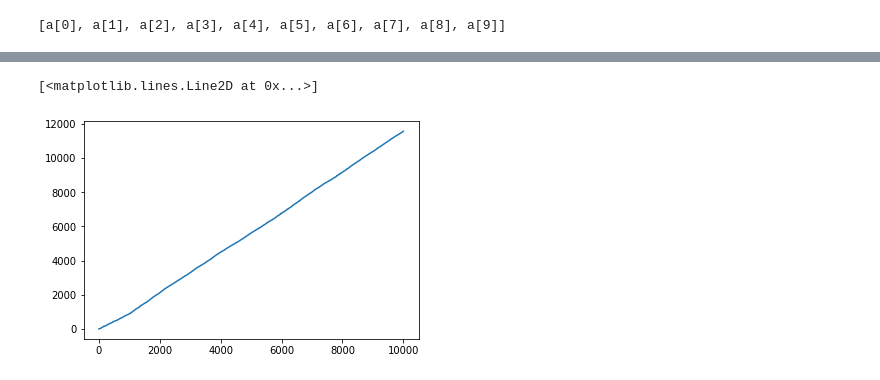
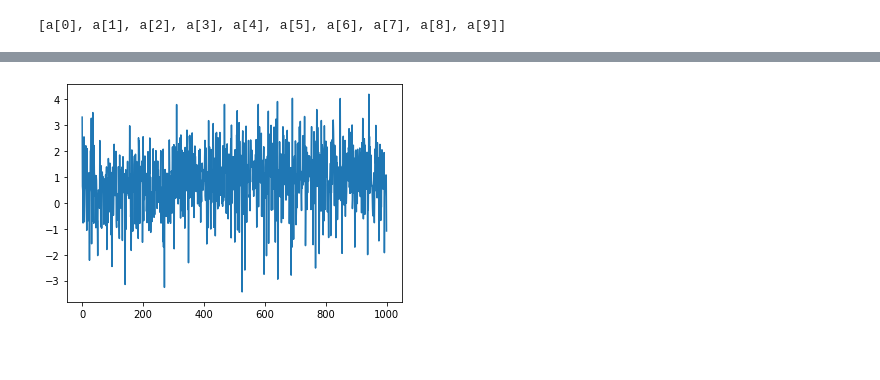
Before and after one commit to massimo-nocentini/on-python, a Jupyter notebook: rl/k-armed-bandits.ipynb, the cells around one changed output, grey strips where cells are left out. Drawn from its saved outputs; the diff is of its cells as text; code cells hidden in the pictures; blank space fills up the shorter version.

Commit message:
Some enhancement on bandit algorithms

```diff
--- a/rl/k-armed-bandits.ipynb
+++ b/rl/k-armed-bandits.ipynb
@@ -28,25 +31,28 @@ def rewarder(q_star, process):
 # %%
-def k_armed_bandit(actions, epsilon):
+def k_armed_bandit(actions, epsilon, init=lambda action: 0, *, update,measure):
 
-    Q = [(0, 0, i, a) for i, a in enumerate(actions)]
+    Q = [(-q, -q, 0, i, a) for i, a in enumerate(actions) for q in [init(a)]]
     heapq.heapify(Q)
 
     for t in itertools.count():
 
         by = None
         if random.random() > epsilon:
-            q, n, i, a = heapq.heappop(Q)
+            _, q, n, i, a = heapq.heappop(Q)
             by = 'e' # exploiting flag
         else:
             j = random.randrange(0, len(Q))
-            q, n, i, a = Q.pop(j)
+            _, q, n, i, a = Q.pop(j)
             heapq.heapify(Q) # takes linear time to maintain the heap invariant.
             by = 's' # search flag
 
-        q = -q
+        q = -q # to restore "max-heap" behavior
         n_next = n + 1
-        reward = yield (a, q, n_next, t, by)
+        tup = (a, q, n_next, t, by)
+        reward = yield tup
 
-        q_updated = q + ((reward - q)/n_next)
+        q_updated = update(*(tup + (reward,)))
 
-        heapq.heappush(Q, (-q_updated, n_next, i, a))
+        q_measured = measure(a, q_updated, n_next, t, by, reward)
+
+        heapq.heappush(Q, (-q_measured, -q_updated, n_next, i, a))
@@ -59,0 +62,3 @@ plt.plot(list(take(map(lambda tup: tup[-1], R), 1000)))
+# %%
+def sample_average(action, q, n, t, by, reward):
+    return q + ((reward - q)/n)
@@ -59,0 +85,3 @@ plt.plot(list(take(map(lambda tup: tup[-1], R), 1000)))
+# %%
+def stationary(a, q):
+    return q
@@ -80,5 +94,8 @@ plt.legend();
+# %%
+R = rewarder(q_star,
+             process=k_armed_bandit(actions, epsilon=0.1, update=sample_average),
+             stationarity=stationary)
 # %%
-plt.plot(list(take(itertools.accumulate(map(lambda tup: tup[-1], R), operator.add), 10000)))
+plt.plot(list(take(map(lambda tup: tup[-1], R), 1000)));
 # %% [output]
-[<matplotlib.lines.Line2D at 0x...>]
-[figure, old version]
+[figure, new version]
```
Also changed, not shown: parts of 25 cells of this notebook.
